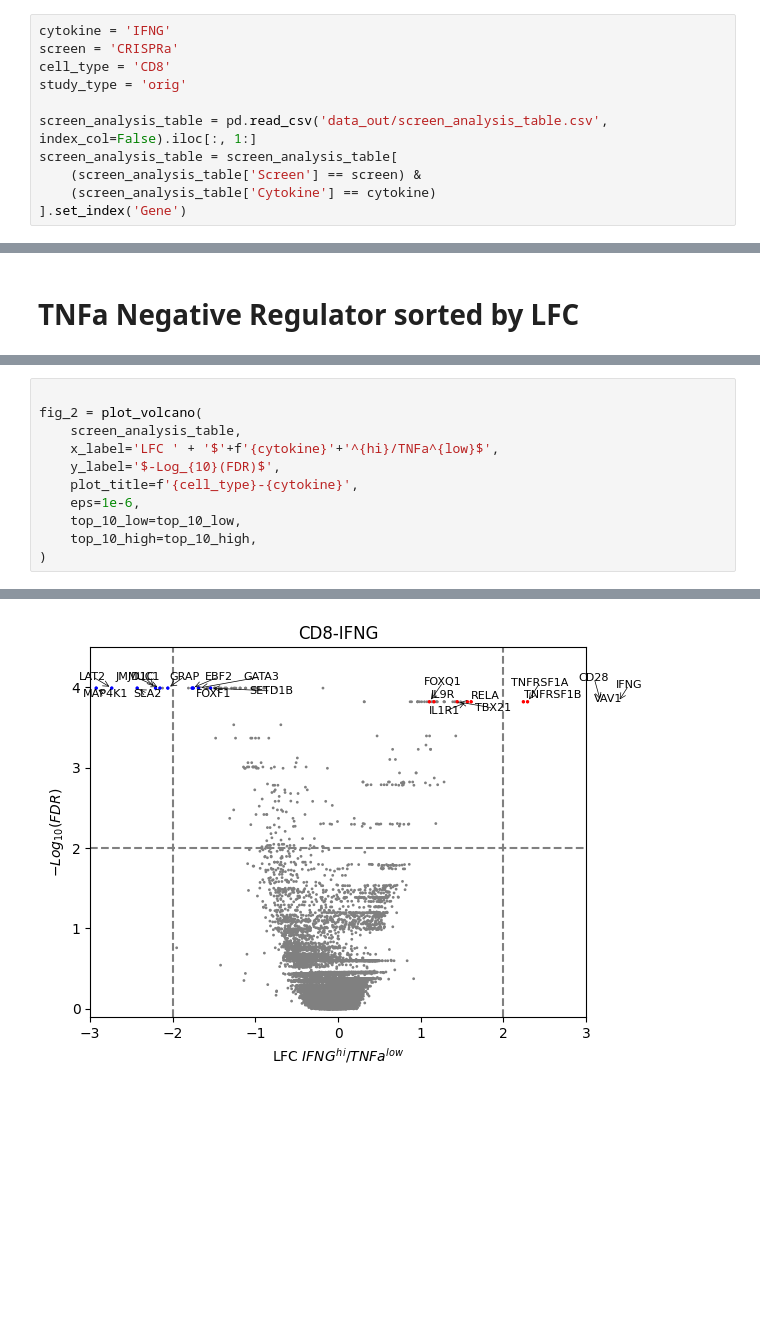
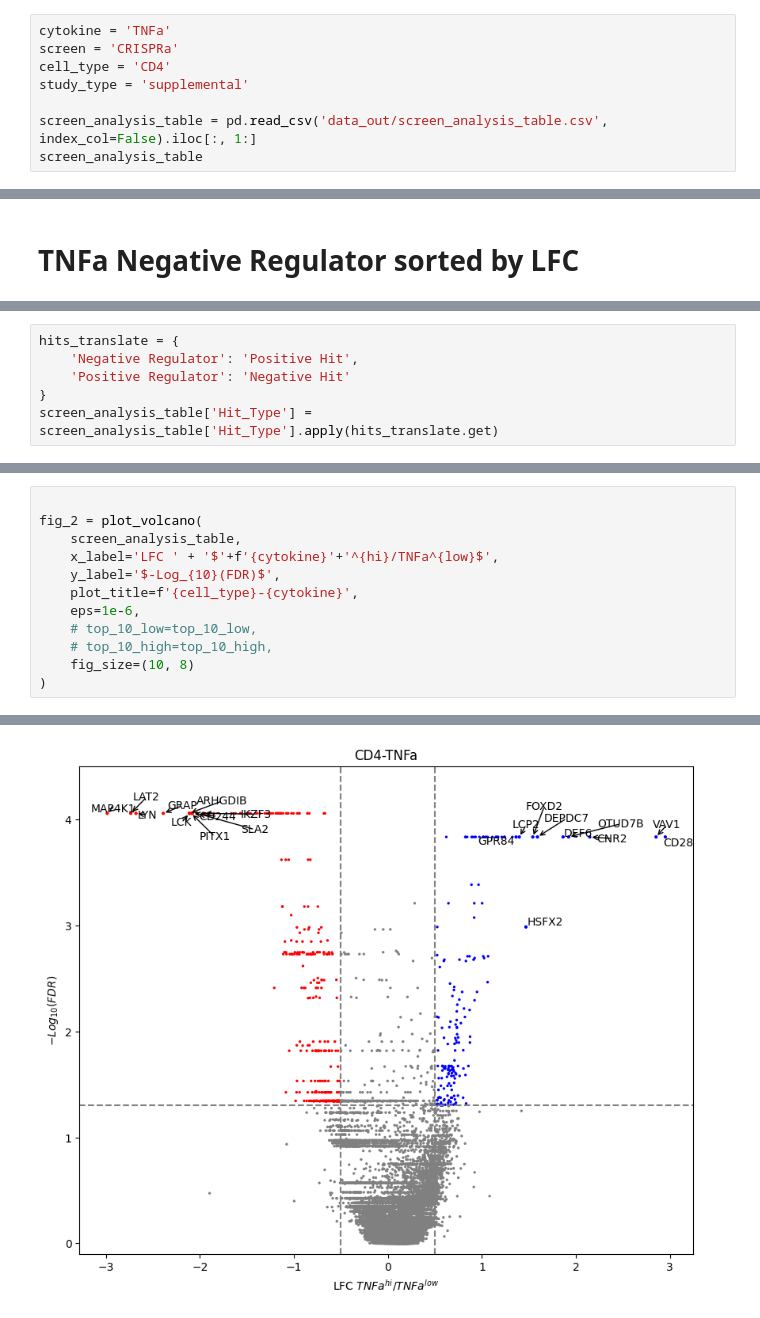
Before and after one commit to jganzabal/cellrep_data_analysis, a Jupyter notebook: experiment_1_2/03_TNFa_analysis copy.ipynb, the cells around one changed output, grey strips where cells are left out. Cells and saved outputs as stored; diff of their text form; blank space fills up the shorter version.

```diff
--- a/experiment_1_2/03_TNFa_analysis copy.ipynb
+++ b/experiment_1_2/03_TNFa_analysis copy.ipynb
@@ -9,11 +19,8 @@ from process_helper import plot_volcano, plot_donors_scatter, generate_screen_an
 # %%
-cytokine = 'IFNG'
+cytokine = 'TNFa'
 screen = 'CRISPRa'
-cell_type = 'CD8'
-study_type = 'orig'
+cell_type = 'CD4'
+study_type = 'supplemental'
 
 screen_analysis_table = pd.read_csv('data_out/screen_analysis_table.csv', index_col=False).iloc[:, 1:]
-screen_analysis_table = screen_analysis_table[
-    (screen_analysis_table['Screen'] == screen) &
-    (screen_analysis_table['Cytokine'] == cytokine)
-].set_index('Gene')
+screen_analysis_table
@@ -73,2 +127,8 @@ screen_analysis_table[screen_analysis_table['Hit_Type'] == 'Negative Regulator']
+# %%
+hits_translate = {
+    'Negative Regulator': 'Positive Hit',
+    'Positive Regulator': 'Negative Hit'
+}
+screen_analysis_table['Hit_Type'] = screen_analysis_table['Hit_Type'].apply(hits_translate.get)
 # %%
 top_n = 10
@@ -91,7 +148,8 @@ fig_2 = plot_volcano(
     y_label='$-Log_{10}(FDR)$',
     plot_title=f'{cell_type}-{cytokine}',
     eps=1e-6,
-    top_10_low=top_10_low,
-    top_10_high=top_10_high,
+    # top_10_low=top_10_low,
+    # top_10_high=top_10_high,
+    fig_size=(10, 8)
 )
 # %% [output]
@@ -98 +160 @@ fig_2 = plot_volcano(
-[figure, old version]
+[figure, new version]
```
Also changed, not shown: parts of 10 cells of this notebook, 3 other files.
